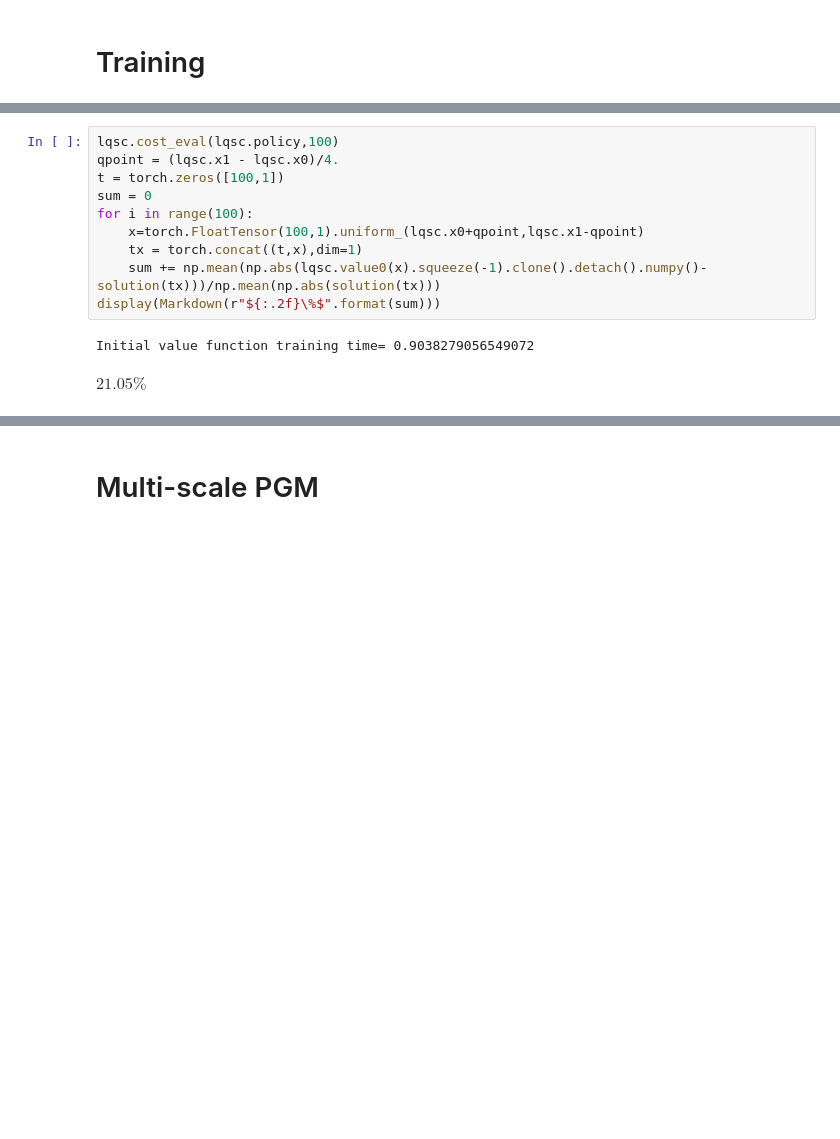
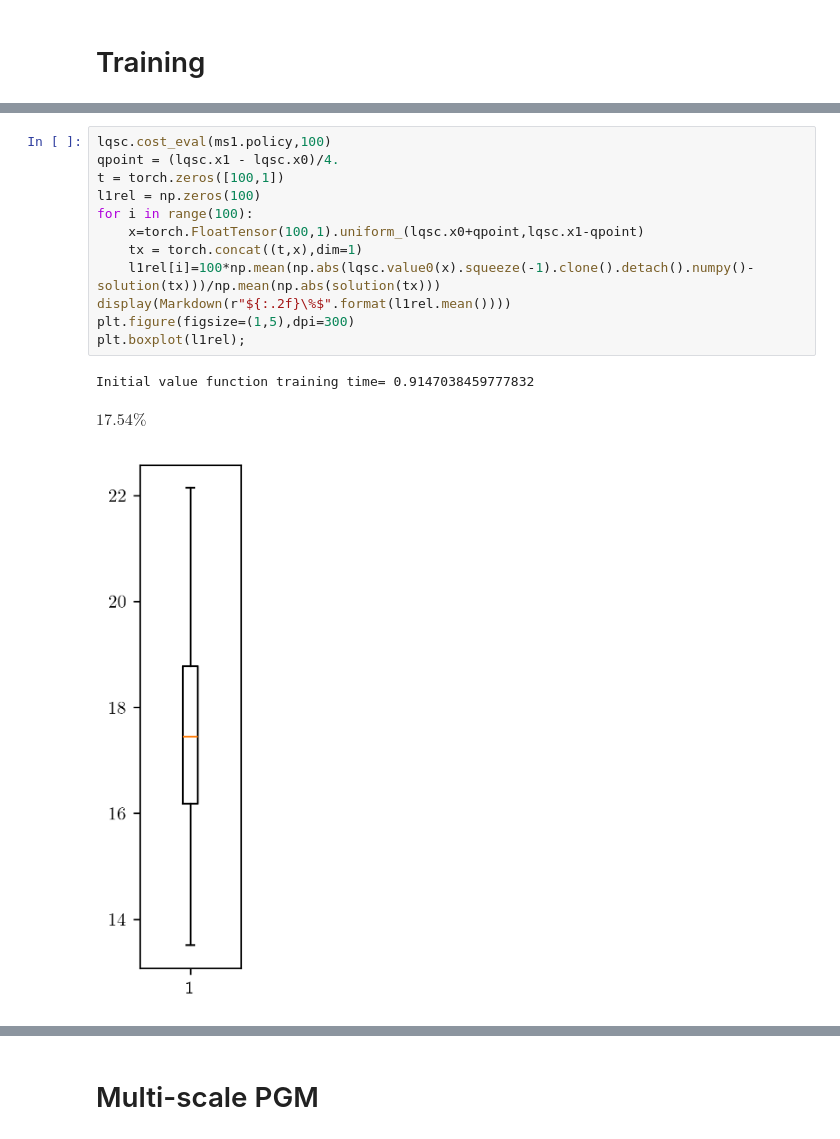
Before and after one commit to arashfahim/multiscale-PGM-for-stochastic-control, a Jupyter notebook: LQC/rewrite/LQC_Updated_v5.ipynb, the cells around one changed output, grey strips where cells are left out. Cells and saved outputs as stored; diff of their text form; blank space fills up the shorter version.

```diff
--- a/LQC/rewrite/LQC_Updated_v5.ipynb
+++ b/LQC/rewrite/LQC_Updated_v5.ipynb
@@ -466,16 +425,19 @@ Relative $L^\infty$ error $= 35.00\%$
 # %%
-lqsc.cost_eval(lqsc.policy,100)
+lqsc.cost_eval(ms1.policy,100)
 qpoint = (lqsc.x1 - lqsc.x0)/4.
 t = torch.zeros([100,1])
-sum = 0
+l1rel = np.zeros(100)
 for i in range(100):
     x=torch.FloatTensor(100,1).uniform_(lqsc.x0+qpoint,lqsc.x1-qpoint)
     tx = torch.concat((t,x),dim=1)
-    sum += np.mean(np.abs(lqsc.value0(x).squeeze(-1).clone().detach().numpy()-solution(tx)))/np.mean(np.abs(solution(tx)))
-display(Markdown(r"${:.2f}\%$".format(sum)))
+    l1rel[i]=100*np.mean(np.abs(lqsc.value0(x).squeeze(-1).clone().detach().numpy()-solution(tx)))/np.mean(np.abs(solution(tx)))
+display(Markdown(r"${:.2f}\%$".format(l1rel.mean())))
+plt.figure(figsize=(1,5),dpi=300)
+plt.boxplot(l1rel);
 # %% [output]
-Initial value function training time= 0.9038279056549072
+Initial value function training time= 0.9147038459777832
-$21.05\%$
+$17.54\%$
+[figure, added]
 # %%
 plt.scatter(x=x.clone().detach().numpy(),y = solution(tx),marker='*');
 plt.scatter(x=x.clone().detach().numpy(),y = lqsc.value0(x).squeeze(-1).clone().detach().numpy(),marker='v');
```
Also changed, not shown: parts of 19 cells of this notebook.
